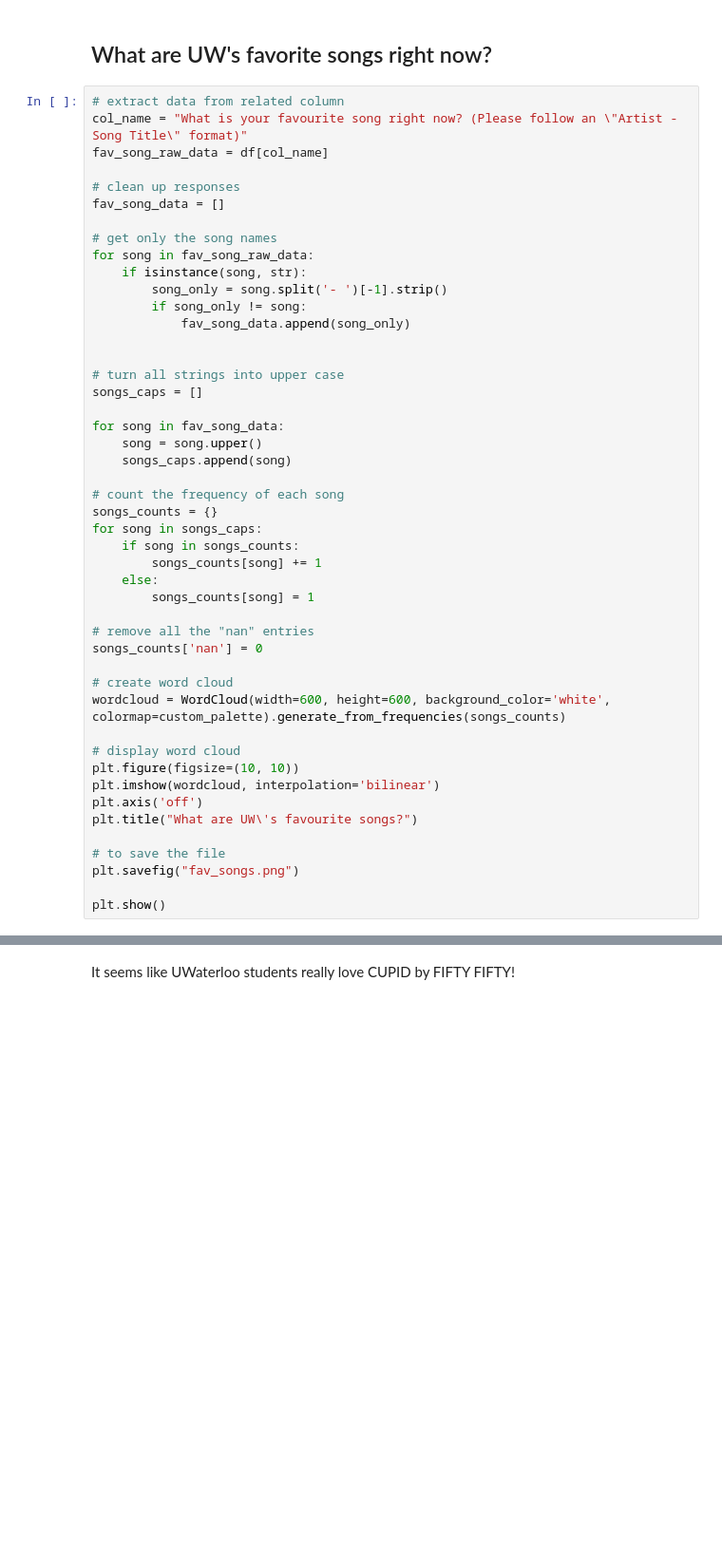
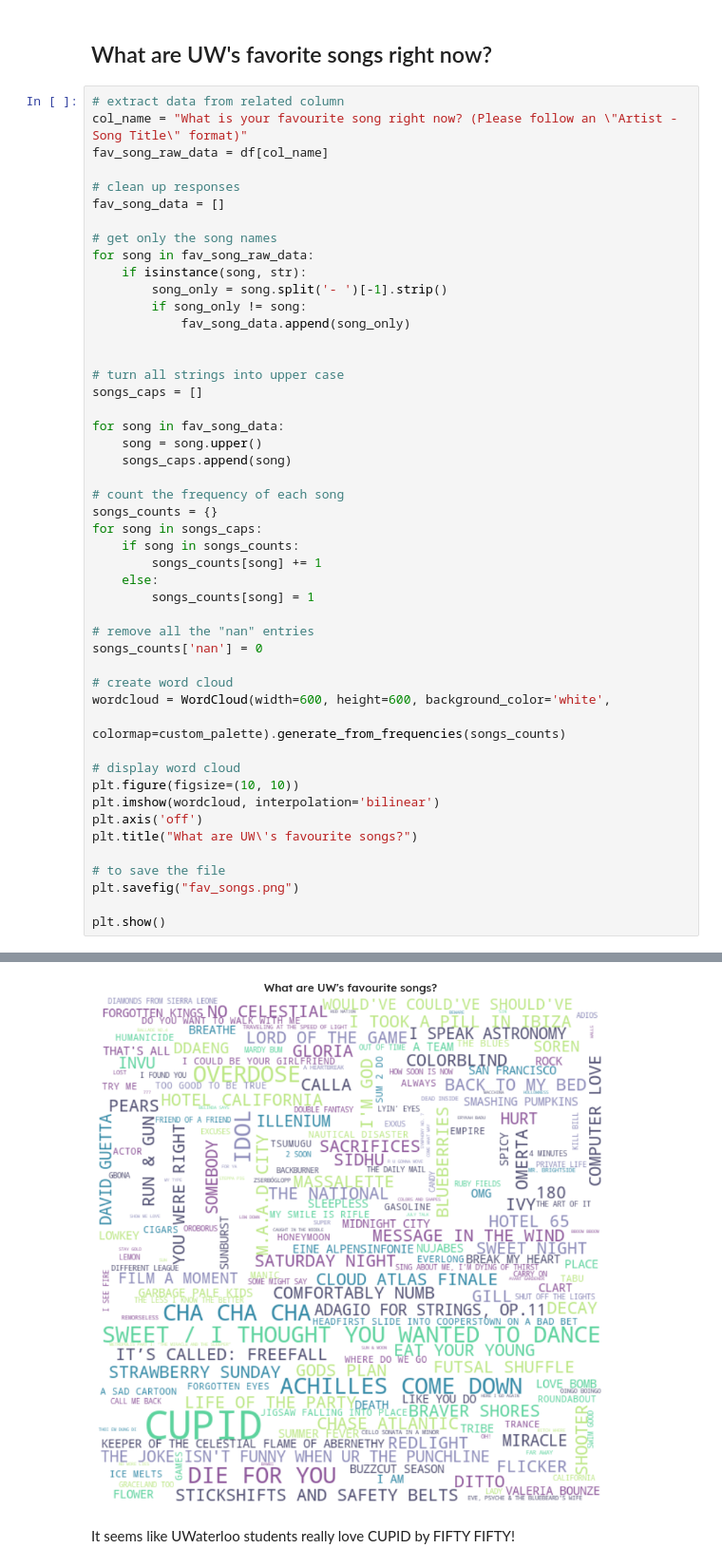
Before and after one commit to adam-han/uwaterloo-music, a Jupyter notebook: uw-music-dataviz.ipynb, the cells around one changed output, grey strips where cells are left out. Shown at 95% size. Drawn from its saved outputs; the diff is of its cells as text; blank space fills up the shorter version.

```diff
--- a/uw-music-dataviz.ipynb
+++ b/uw-music-dataviz.ipynb
@@ -152,7 +151,8 @@ for song in songs_caps:
 songs_counts['nan'] = 0
 
 # create word cloud
-wordcloud = WordCloud(width=600, height=600, background_color='white', colormap=custom_palette).generate_from_frequencies(songs_counts)
+wordcloud = WordCloud(width=600, height=600, background_color='white',
+                      colormap=custom_palette).generate_from_frequencies(songs_counts)
 
 # display word cloud
 plt.figure(figsize=(10, 10))
@@ -169,3 +168,4 @@ NameError: name 'df' is not defined
+[figure, added]
 # %% [markdown]
 It seems like UWaterloo students really love CUPID by FIFTY FIFTY!
 # %% [markdown]
```
Also changed, not shown: parts of 4 cells of this notebook.
